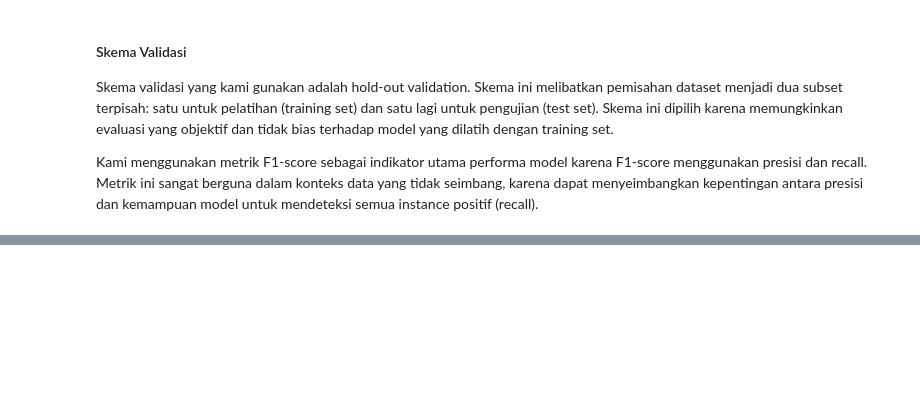
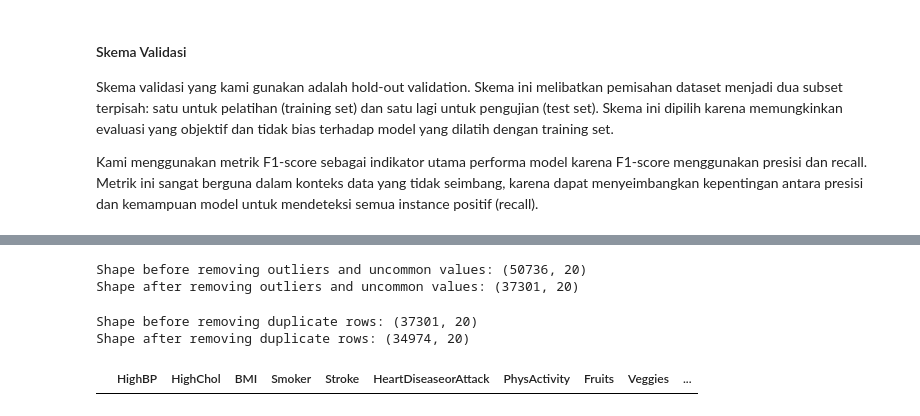
Before and after one commit to AustinPardosi/ML-Model, a Jupyter notebook: PraktikumIF3270_M1_13521062_13521084.ipynb, the cells around one changed output, grey strips where cells are left out. Cells and saved outputs as stored; diff of their text form; code cells hidden in the pictures; blank space fills up the shorter version.

```diff
--- a/PraktikumIF3270_M1_13521062_13521084.ipynb
+++ b/PraktikumIF3270_M1_13521062_13521084.ipynb
@@ -374,0 +423,33 @@ Kami menggunakan metrik F1-score sebagai indikator utama performa model karena F
+# %%
+# Remove row with outlier and uncommon values
+print(f"Shape before removing outliers and uncommon values: {data.shape}")
+data = data.drop(idx_to_remove)
+print(f"Shape after removing outliers and uncommon values: {data.shape}")
+# %% [output]
+Shape before removing outliers and uncommon values: (50736, 20)
+Shape after removing outliers and uncommon values: (37301, 20)
+# %%
+# Remove duplicate rows
+print(f"Shape before removing duplicate rows: {data.shape}")
+data = data.drop_duplicates()
+print(f"Shape after removing duplicate rows: {data.shape}")
+# %% [output]
+Shape before removing duplicate rows: (37301, 20)
+Shape after removing duplicate rows: (34974, 20)
+# %%
+# Scale non-categorical features
+scaler = MinMaxScaler()
+numeric_feature_names.extend(['GenHlth', 'Age', 'Education', 'Income'])
+for feature in numeric_feature_names:
+    data[feature] = scaler.fit_transform(data[[feature]])
+# %%
+# Encode categorical features
+label_encoder = LabelEncoder()
+
+for feature in non_numeric_feature_names:
+    data[feature] = label_encoder.fit_transform(data[feature])
+# %%
+# Show dataframe
+data[data['GenHlth'] == 5.0]
+# %% [output]
+|  | HighBP | HighChol | BMI | Smoker | Stroke | HeartDiseaseorAttack | PhysActivity | Fruits | Veggies | ... |
```
Also changed, not shown: parts of 26 cells of this notebook.
